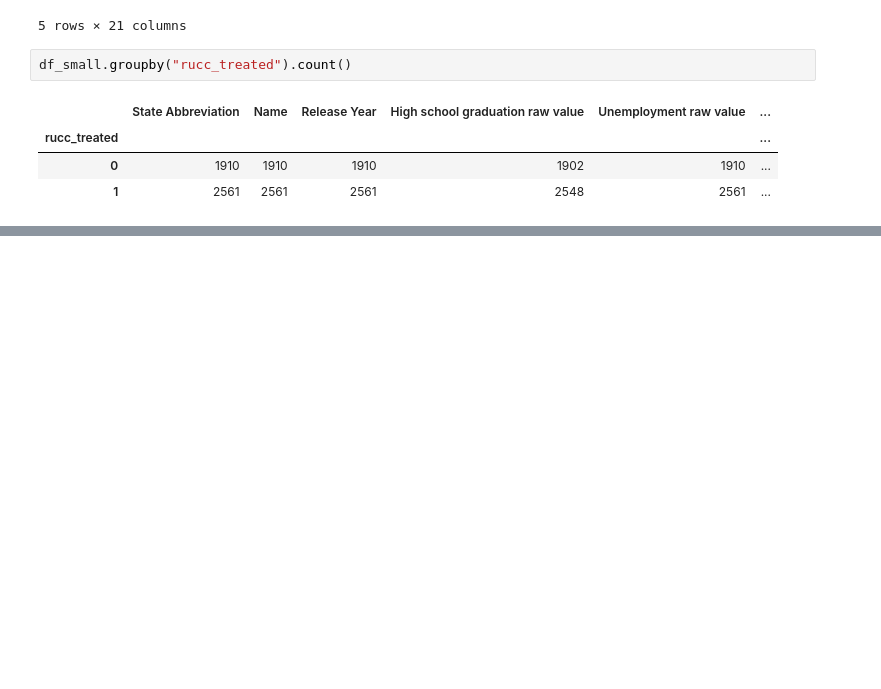
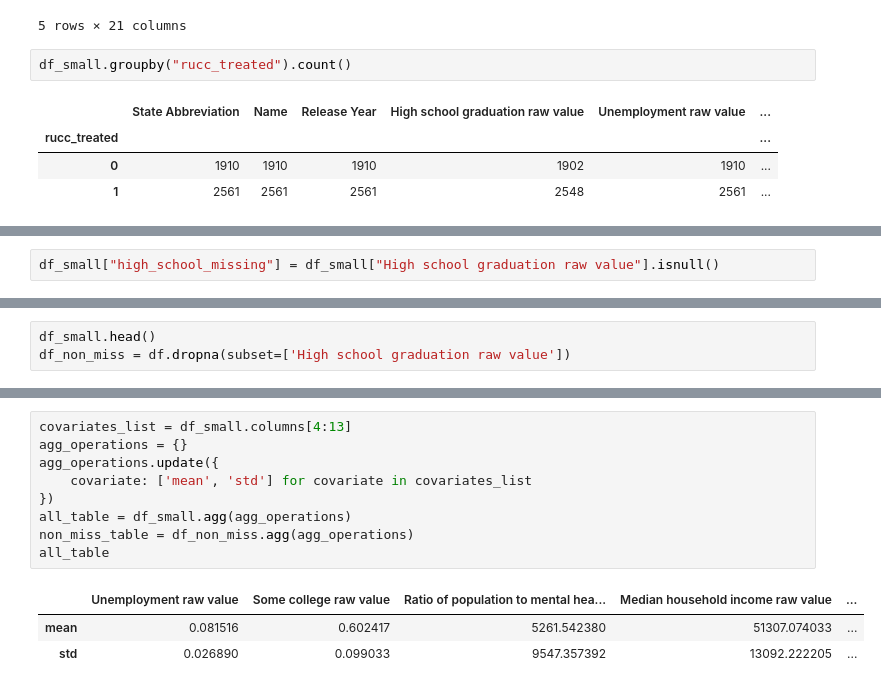
Before and after one commit to abhishekbabu/cse481ds-mental-health, a Jupyter notebook: notebooks/county_level/Matching Analysis/to-binary.ipynb, the cells around one changed output, grey strips where cells are left out. Saved outputs shown, nothing was run; the diff lists cells and outputs as text; blank space fills up the shorter version.

Commit message:
Drop na high school values, try imputing initially in to-binary, and use all variables to match on unemployment

```diff
--- a/notebooks/county_level/Matching Analysis/to-binary.ipynb
+++ b/notebooks/county_level/Matching Analysis/to-binary.ipynb
@@ -123,0 +126,2 @@ df_small.groupby("rucc_treated").count()
+# %%
+df_small["high_school_missing"] = df_small["High school graduation raw value"].isnull()
@@ -123,0 +134,3 @@ df_small.groupby("rucc_treated").count()
+# %%
+df_small.head()
+df_non_miss = df.dropna(subset=['High school graduation raw value'])
@@ -123,0 +154,13 @@ df_small.groupby("rucc_treated").count()
+# %%
+covariates_list = df_small.columns[4:13]
+agg_operations = {}
+agg_operations.update({
+    covariate: ['mean', 'std'] for covariate in covariates_list
+})
+all_table = df_small.agg(agg_operations)
+non_miss_table = df_non_miss.agg(agg_operations)
+all_table
+# %% [output]
+|  | Unemployment raw value | Some college raw value | Ratio of population to mental hea... | Median household income raw value | ... |
+| mean | 0.081516 | 0.602417 | 5261.542380 | 51307.074033 | ... |
+| std | 0.026890 | 0.099033 | 9547.357392 | 13092.222205 | ... |
```
Also changed, not shown: parts of 23 cells of this notebook, 2 other files.
